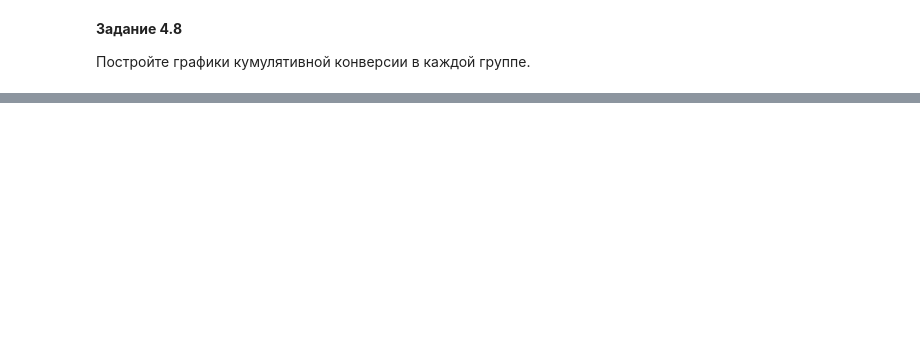
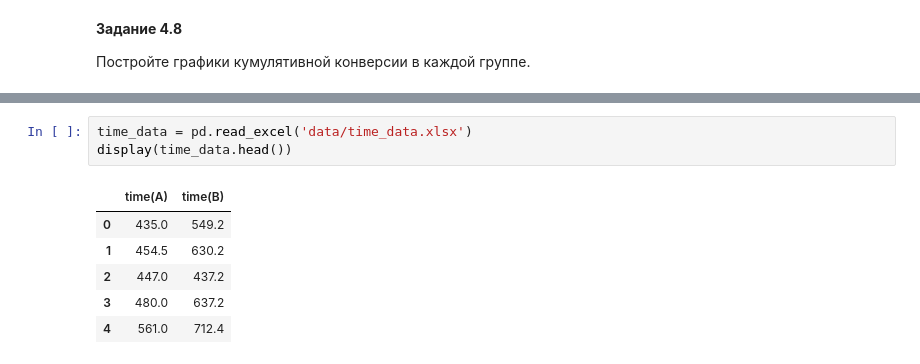
Before and after one commit to Terr14/SF_DS, a Jupyter notebook: SkillFactory/EDA-5. A-B-тестирование/EDA-5. A-B-тестирование.ipynb, the cells around one changed output, grey strips where cells are left out. Drawn from its saved outputs; the diff is of its cells as text; blank space fills up the shorter version.

```diff
--- a/SkillFactory/EDA-5. A-B-тестирование/EDA-5. A-B-тестирование.ipynb
+++ b/SkillFactory/EDA-5. A-B-тестирование/EDA-5. A-B-тестирование.ipynb
@@ -926,0 +1079,10 @@ sample
+# %%
+time_data = pd.read_excel('data/time_data.xlsx')
+display(time_data.head())
+# %% [output]
+|  | time(A) | time(B) |
+| 0 | 435.0 | 549.2 |
+| 1 | 454.5 | 630.2 |
+| 2 | 447.0 | 437.2 |
+| 3 | 480.0 | 637.2 |
+| 4 | 561.0 | 712.4 |
```
Also changed, not shown: parts of 45 cells of this notebook, 2 other files.
